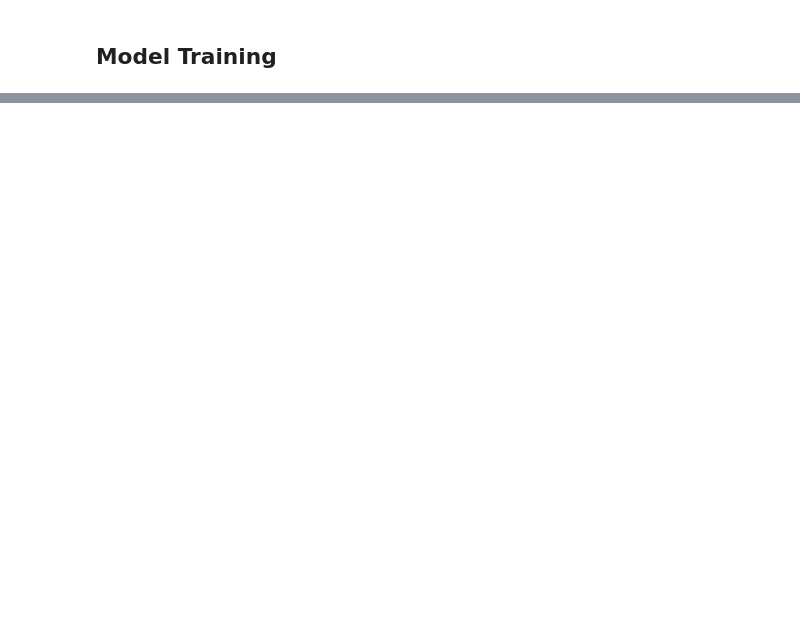
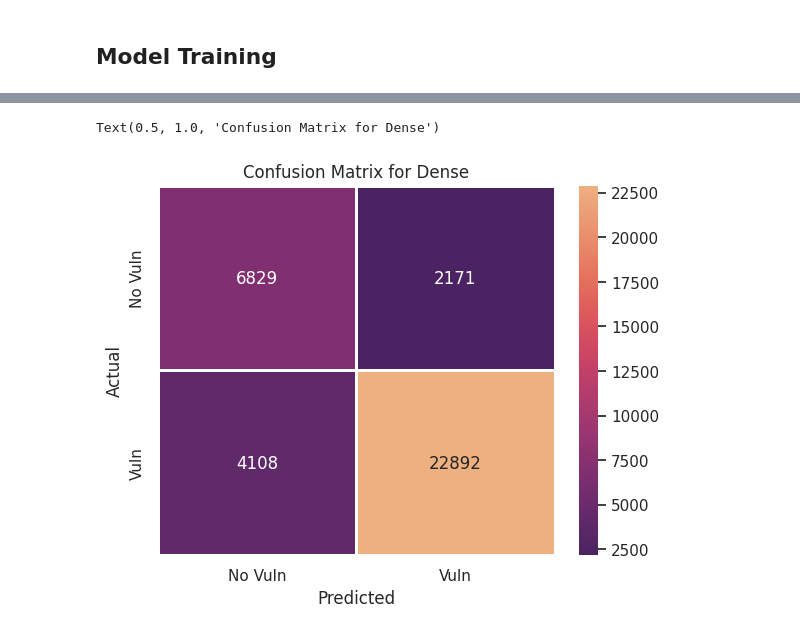
Before and after one commit to kde1704/CS5131, a Jupyter notebook: model.ipynb, the cells around one changed output, grey strips where cells are left out. Drawn from its saved outputs; the diff is of its cells as text; code cells hidden in the pictures; blank space fills up the shorter version.

```diff
--- a/model.ipynb
+++ b/model.ipynb
@@ -55,0 +76,4 @@ val_labels = np.array(getLabels('../input/labels-vdisc/labels_VDISC/VDISC_valida
+# %%
+test_labels = np.array(test_labels)
+train_labels = np.array(train_labels)
+val_labels = np.array(val_labels)
@@ -199,0 +414,29 @@ model.compile(optimizer='adam',
+# %%
+a_v = np.zeros([2, 2])
+b_v = np.zeros([2, 2])
+a_v[0, 0] = a[0, 0]
+a_v[1, 0] = np.sum(a[1:, 0])
+a_v[0, 1] = np.sum(a[0, 1:])
+a_v[1, 1] = np.sum(a[1:, 1:])
+
+b_v[0, 0] = b[0, 0]
+b_v[1, 0] = np.sum(b[1:, 0])
+b_v[0, 1] = np.sum(b[0, 1:])
+b_v[1, 1] = np.sum(b[1:, 1:])
+# %%
+sns.set_theme()
+sns.heatmap(a_v,
+            linewidths=1,
+            annot=True,
+            fmt='g',
+            xticklabels=['No Vuln', 'Vuln'],
+            yticklabels=['No Vuln', 'Vuln'],
+            cmap='flare_r'
+)
+
+plt.xlabel('Predicted')
+plt.ylabel('Actual')
+plt.title('Confusion Matrix for Dense')
+# %% [output]
+Text(0.5, 1.0, 'Confusion Matrix for Dense')
+[figure, added]
```
Also changed, not shown: parts of 57 cells of this notebook, 2 other files.
